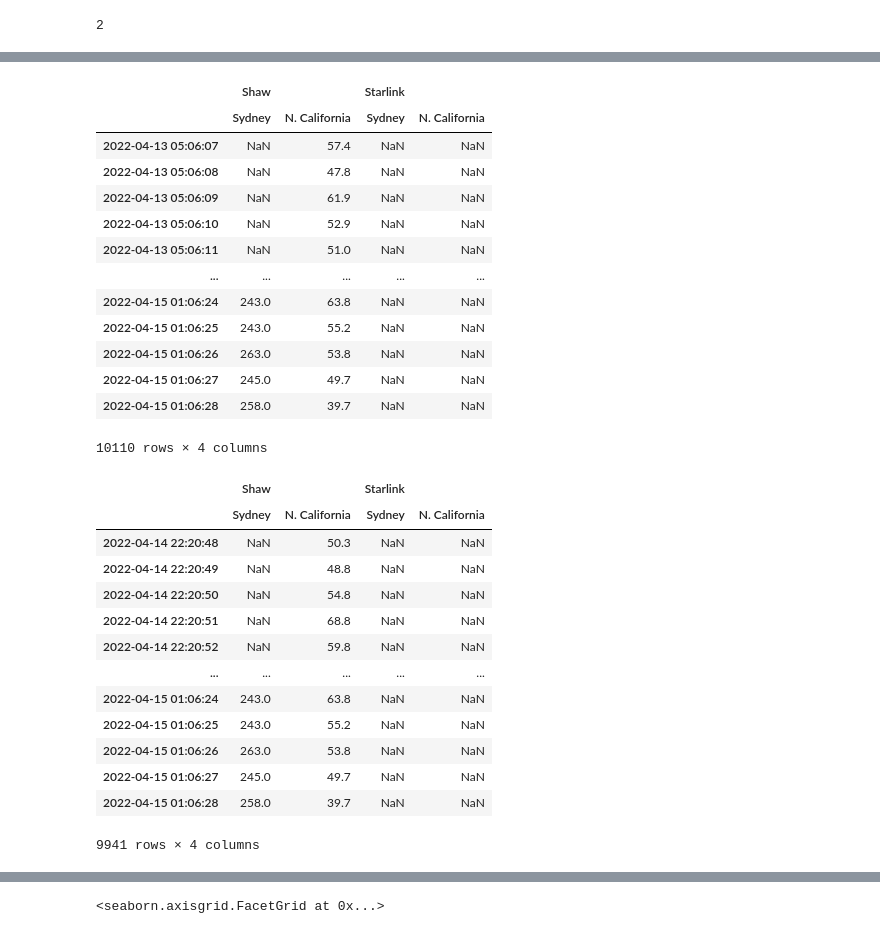
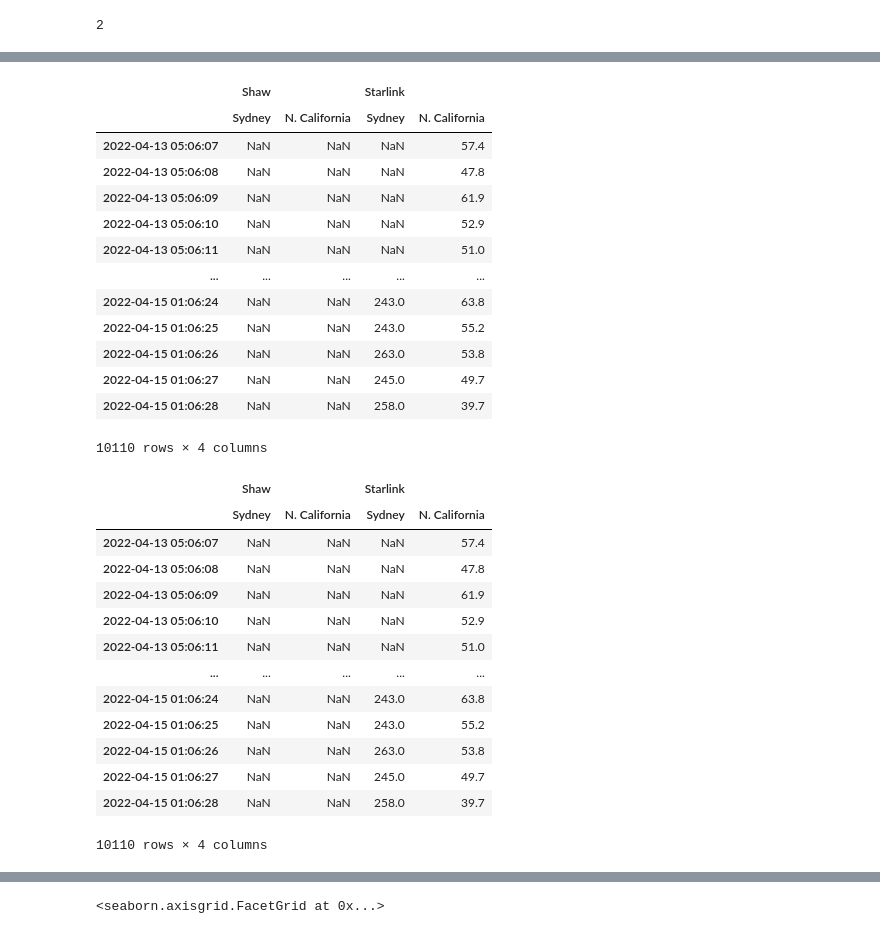
Before and after one commit to Starlink-Measurement/starlink-plot, a Jupyter notebook: plot_ping.ipynb, the cells around one changed output, grey strips where cells are left out. Cells and saved outputs as stored; diff of their text form; code cells hidden in the pictures.

```diff
--- a/plot_ping.ipynb
+++ b/plot_ping.ipynb
@@ -32,8 +32,15 @@ from dateutil import tz
 # %%
 N_STARLINK = 'Starlink'
 N_SHAW = 'Shaw'
+src_dirs = ['data/trad_ping_2022-04-14', 'data/starlink_ping_2022-04-14']
+
+#matplotlib.use("pgf")
+matplotlib.rcParams.update({
+    "pgf.texsystem": "pdflatex",
+    'font.family': 'serif',
+    'text.usetex': True,
+    'pgf.rcfonts': False,
+})
-# %%
-src_dirs = ['data/starlink_ping_2022-04-14/', 'data/trad_ping_2022-04-14/']
 # %%
 from common import combine_csvs
 # %%
@@ -45,7 +52,7 @@ for folder in src_dirs:
         df_temp = combine_csvs(glob.glob(pattern, recursive=True), 3)
         df_temp.index = pd.to_datetime(df_temp.index, unit='s')
         df_temp = df_temp.iloc[:,[2]]
-        df_temp.rename(columns={df_temp.columns[0]: f"{folder}_{region.name}"}, inplace=True)
+        df_temp.rename(columns={df_temp.columns[0]: os.path.join(folder, region.name)}, inplace=True)
 
         df = df.merge(df_temp, how='outer', left_index=True, right_index=True)
 # %% [output]
@@ -90,35 +111,38 @@ df
 # %% [output]
 |  | Shaw |  | Starlink |  |
 |  | Sydney | N. California | Sydney | N. California |
-| 2022-04-13 05:06:07 | NaN | 57.4 | NaN | NaN |
-| 2022-04-13 05:06:08 | NaN | 47.8 | NaN | NaN |
-| 2022-04-13 05:06:09 | NaN | 61.9 | NaN | NaN |
-| 2022-04-13 05:06:10 | NaN | 52.9 | NaN | NaN |
-| 2022-04-13 05:06:11 | NaN | 51.0 | NaN | NaN |
+| 2022-04-13 05:06:07 | NaN | NaN | NaN | 57.4 |
+| 2022-04-13 05:06:08 | NaN | NaN | NaN | 47.8 |
+| 2022-04-13 05:06:09 | NaN | NaN | NaN | 61.9 |
+| 2022-04-13 05:06:10 | NaN | NaN | NaN | 52.9 |
+| 2022-04-13 05:06:11 | NaN | NaN | NaN | 51.0 |
 | ... | ... | ... | ... | ... |
-| 2022-04-15 01:06:24 | 243.0 | 63.8 | NaN | NaN |
-| 2022-04-15 01:06:25 | 243.0 | 55.2 | NaN | NaN |
-| 2022-04-15 01:06:26 | 263.0 | 53.8 | NaN | NaN |
-| 2022-04-15 01:06:27 | 245.0 | 49.7 | NaN | NaN |
-| 2022-04-15 01:06:28 | 258.0 | 39.7 | NaN | NaN |
+| 2022-04-15 01:06:24 | NaN | NaN | 243.0 | 63.8 |
+| 2022-04-15 01:06:25 | NaN | NaN | 243.0 | 55.2 |
+| 2022-04-15 01:06:26 | NaN | NaN | 263.0 | 53.8 |
+| 2022-04-15 01:06:27 | NaN | NaN | 245.0 | 49.7 |
+| 2022-04-15 01:06:28 | NaN | NaN | 258.0 | 39.7 |
 10110 rows × 4 columns
 # %%
 # Filter
-df_processed = df.loc['2022-04-14':]
-df_processed = df_processed.resample('1S').mean().dropna(how='all')
+df_processed = df
+#df_processed = df.loc['2022-05-13 07:13:50':'2022-05-13 7:14:18']
+#df_processed = df.loc['2022-05-10 08:29:00':'2022-05-10 8:33:00']
+#df_processed = df_processed.resample('H').mean()
+#df_processed.to_csv('out.csv')
 df_processed
 # %% [output]
 |  | Shaw |  | Starlink |  |
 |  | Sydney | N. California | Sydney | N. California |
-| 2022-04-14 22:20:48 | NaN | 50.3 | NaN | NaN |
-| 2022-04-14 22:20:49 | NaN | 48.8 | NaN | NaN |
-| 2022-04-14 22:20:50 | NaN | 54.8 | NaN | NaN |
-| 2022-04-14 22:20:51 | NaN | 68.8 | NaN | NaN |
-| 2022-04-14 22:20:52 | NaN | 59.8 | NaN | NaN |
+| 2022-04-13 05:06:07 | NaN | NaN | NaN | 57.4 |
+| 2022-04-13 05:06:08 | NaN | NaN | NaN | 47.8 |
+| 2022-04-13 05:06:09 | NaN | NaN | NaN | 61.9 |
+| 2022-04-13 05:06:10 | NaN | NaN | NaN | 52.9 |
+| 2022-04-13 05:06:11 | NaN | NaN | NaN | 51.0 |
 | ... | ... | ... | ... | ... |
-| 2022-04-15 01:06:24 | 243.0 | 63.8 | NaN | NaN |
-| 2022-04-15 01:06:25 | 243.0 | 55.2 | NaN | NaN |
-| 2022-04-15 01:06:26 | 263.0 | 53.8 | NaN | NaN |
-| 2022-04-15 01:06:27 | 245.0 | 49.7 | NaN | NaN |
-| 2022-04-15 01:06:28 | 258.0 | 39.7 | NaN | NaN |
+| 2022-04-15 01:06:24 | NaN | NaN | 243.0 | 63.8 |
+| 2022-04-15 01:06:25 | NaN | NaN | 243.0 | 55.2 |
+| 2022-04-15 01:06:26 | NaN | NaN | 263.0 | 53.8 |
+| 2022-04-15 01:06:27 | NaN | NaN | 245.0 | 49.7 |
+| 2022-04-15 01:06:28 | NaN | NaN | 258.0 | 39.7 |
-9941 rows × 4 columns
+10110 rows × 4 columns
```
Also changed, not shown: parts of 12 cells of this notebook.
